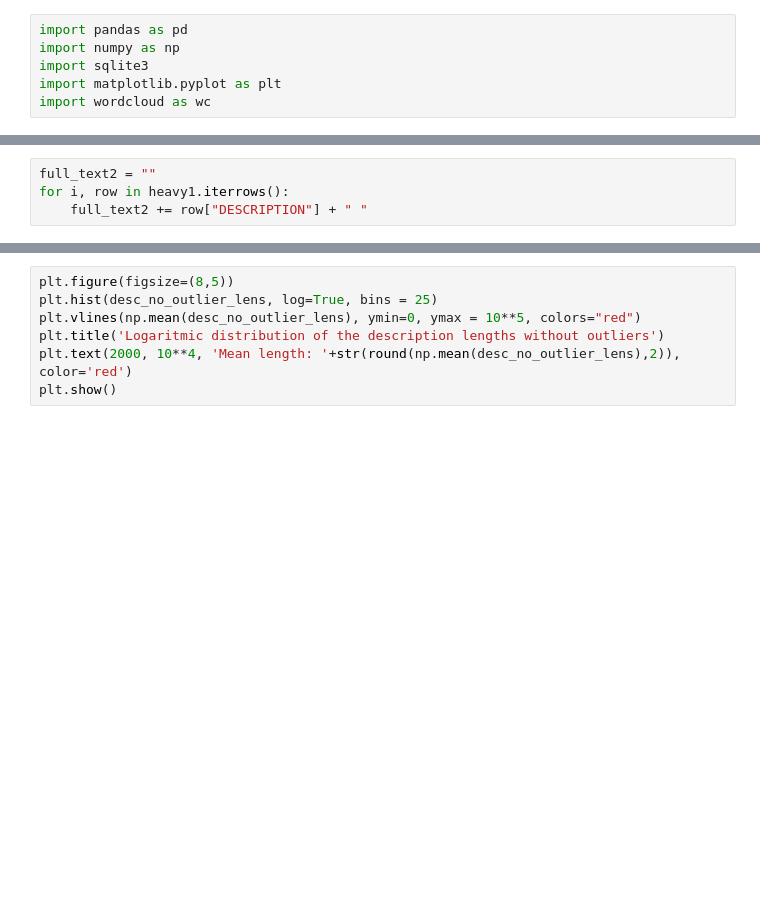
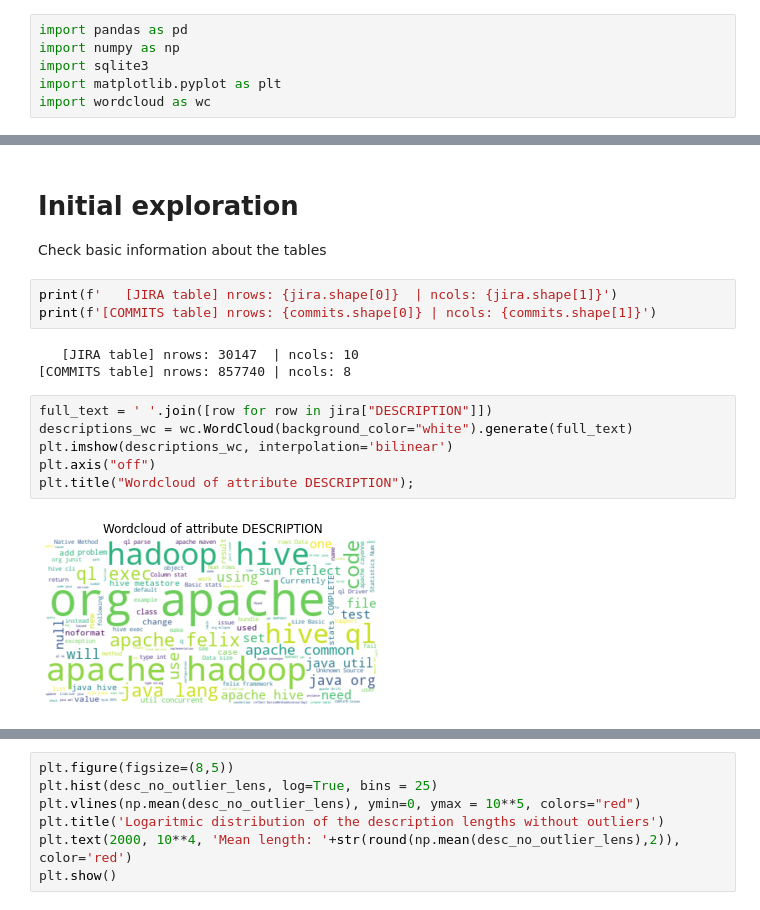
Before and after one commit to raulhigueras/tech-debt-NLP-analysis, a Jupyter notebook: notebooks/explore.ipynb, the cells around one changed output, grey strips where cells are left out. Drawn from its saved outputs; the diff is of its cells as text; blank space fills up the shorter version.

```diff
--- a/notebooks/explore.ipynb
+++ b/notebooks/explore.ipynb
@@ -51,4 +6,0 @@ full_text = heavy1["DESCRIPTION"].to_string()
-# %%
-full_text2 = ""
-for i, row in heavy1.iterrows():
-    full_text2 += row["DESCRIPTION"] + " "
@@ -141,0 +41,17 @@ sum_no_outlier_lens = sum_lens[sum_lens< 40_000]
+# %% [markdown]
+# Initial exploration
+Check basic information about the tables
+# %%
+print(f'   [JIRA table] nrows: {jira.shape[0]}  | ncols: {jira.shape[1]}')
+print(f'[COMMITS table] nrows: {commits.shape[0]} | ncols: {commits.shape[1]}')
+# %% [output]
+   [JIRA table] nrows: 30147  | ncols: 10
+[COMMITS table] nrows: 857740 | ncols: 8
+# %%
+full_text = ' '.join([row for row in jira["DESCRIPTION"]])
+descriptions_wc = wc.WordCloud(background_color="white").generate(full_text)
+plt.imshow(descriptions_wc, interpolation='bilinear')
+plt.axis("off")
+plt.title("Wordcloud of attribute DESCRIPTION");
+# %% [output]
+[figure, added]
```
Also changed, not shown: parts of 74 cells of this notebook.
